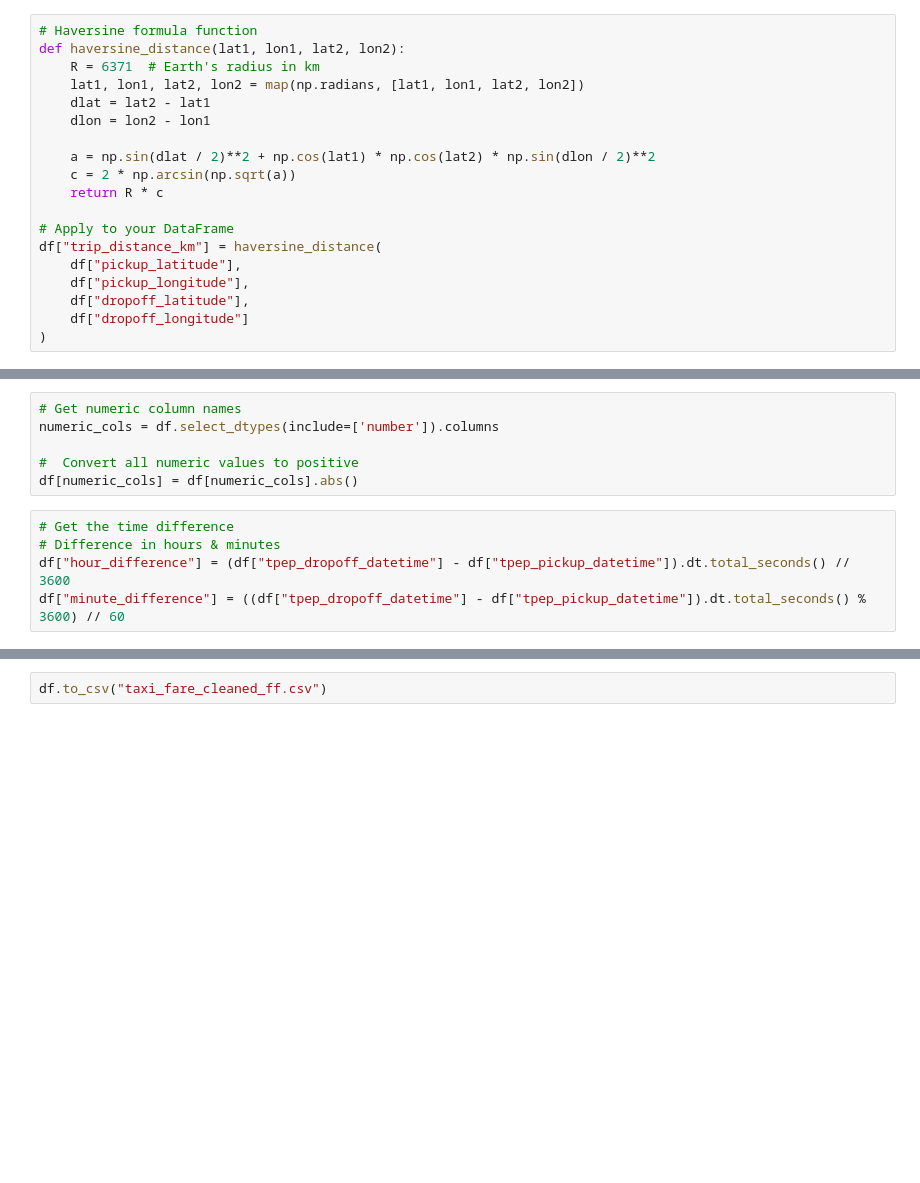
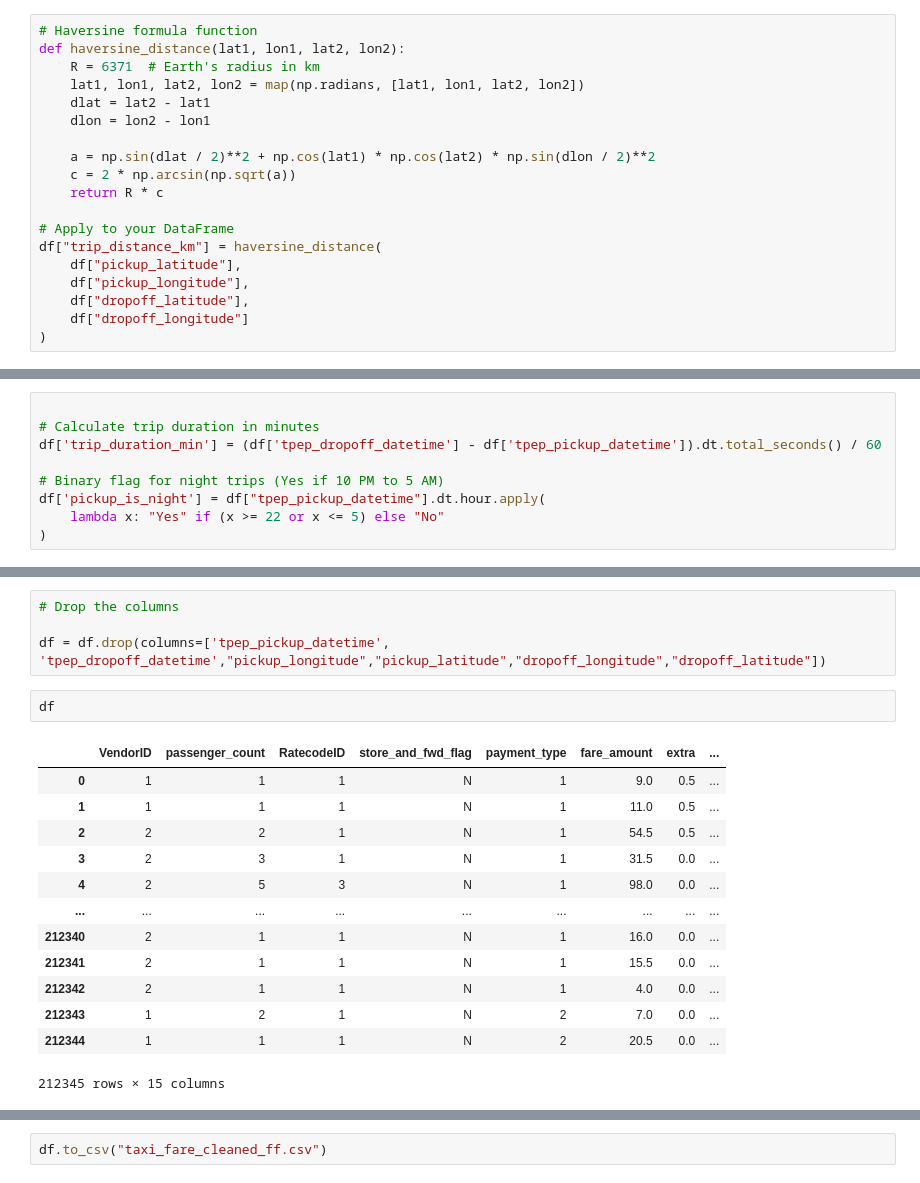
Before and after one commit to ArunK-ML/Project---TripFare-Predicting-Urban-Taxi-Fare-with-Machine-Learning, a Jupyter notebook: TripFare_ML_After_mind-overload.ipynb, the cells around one changed output, grey strips where cells are left out. Cells and saved outputs as stored; diff of their text form; blank space fills up the shorter version.

```diff
--- a/TripFare_ML_After_mind-overload.ipynb
+++ b/TripFare_ML_After_mind-overload.ipynb
@@ -133,11 +96,0 @@ df['dropoff_is_night'] = df['dropoff_hour'].apply(
-# %%
-# Get numeric column names
-numeric_cols = df.select_dtypes(include=['number']).columns
-
-#  Convert all numeric values to positive
-df[numeric_cols] = df[numeric_cols].abs()
-# %%
-# Get the time difference
-# Difference in hours & minutes
-df["hour_difference"] = (df["tpep_dropoff_datetime"] - df["tpep_pickup_datetime"]).dt.total_seconds() // 3600
-df["minute_difference"] = ((df["tpep_dropoff_datetime"] - df["tpep_pickup_datetime"]).dt.total_seconds() % 3600) // 60
@@ -149,3 +97,12 @@ df["minute_difference"] = ((df["tpep_dropoff_datetime"] - df["tpep_pickup_dateti
+# %%
+
+# Calculate trip duration in minutes
+df['trip_duration_min'] = (df['tpep_dropoff_datetime'] - df['tpep_pickup_datetime']).dt.total_seconds() / 60
+
+# Binary flag for night trips (Yes if 10 PM to 5 AM)
+df['pickup_is_night'] = df["tpep_pickup_datetime"].dt.hour.apply(
+    lambda x: "Yes" if (x >= 22 or x <= 5) else "No"
+)
 # %%
 df
 # %% [output]
@@ -164,0 +132,20 @@ df
+# %%
+# Drop the columns
+
+df = df.drop(columns=['tpep_pickup_datetime', 'tpep_dropoff_datetime',"pickup_longitude","pickup_latitude","dropoff_longitude","dropoff_latitude"])
+# %%
+df
+# %% [output]
+|  | VendorID | passenger_count | RatecodeID | store_and_fwd_flag | payment_type | fare_amount | extra | ... |
+| 0 | 1 | 1 | 1 | N | 1 | 9.0 | 0.5 | ... |
+| 1 | 1 | 1 | 1 | N | 1 | 11.0 | 0.5 | ... |
+| 2 | 2 | 2 | 1 | N | 1 | 54.5 | 0.5 | ... |
+| 3 | 2 | 3 | 1 | N | 1 | 31.5 | 0.0 | ... |
+| 4 | 2 | 5 | 3 | N | 1 | 98.0 | 0.0 | ... |
+| ... | ... | ... | ... | ... | ... | ... | ... | ... |
+| 212340 | 2 | 1 | 1 | N | 1 | 16.0 | 0.0 | ... |
+| 212341 | 2 | 1 | 1 | N | 1 | 15.5 | 0.0 | ... |
+| 212342 | 2 | 1 | 1 | N | 1 | 4.0 | 0.0 | ... |
+| 212343 | 1 | 2 | 1 | N | 2 | 7.0 | 0.0 | ... |
+| 212344 | 1 | 1 | 1 | N | 2 | 20.5 | 0.0 | ... |
+212345 rows × 15 columns
```
Also changed, not shown: parts of 14 cells of this notebook.
